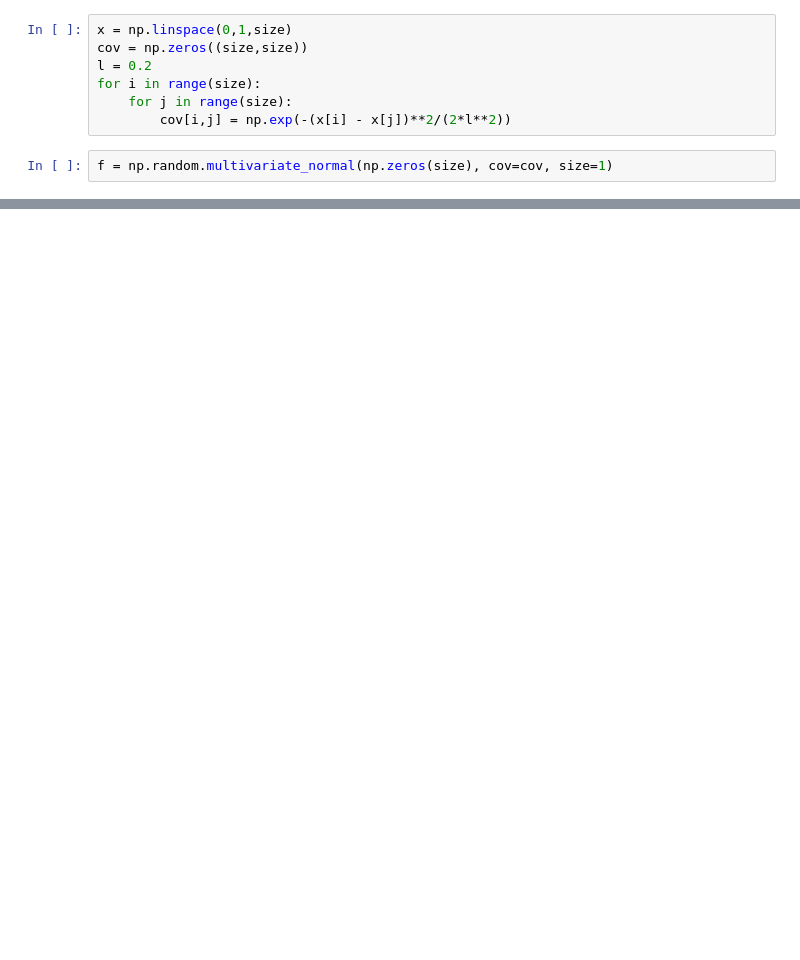
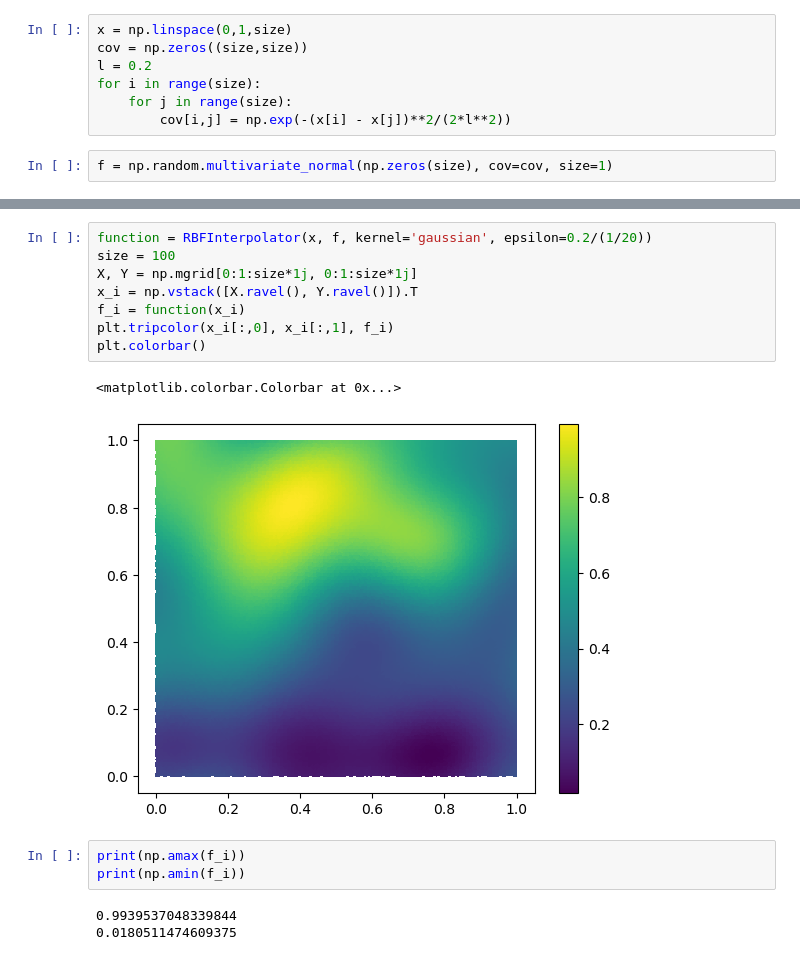
Before and after one commit to JoostHMPrins/ngo, a Jupyter notebook: developnotebooks/Gaussianrandomfield.ipynb, the cells around one changed output, grey strips where cells are left out. Drawn from its saved outputs; the diff is of its cells as text; blank space fills up the shorter version.

```diff
--- a/developnotebooks/Gaussianrandomfield.ipynb
+++ b/developnotebooks/Gaussianrandomfield.ipynb
@@ -29,0 +77,17 @@ plt.plot(f.T)
+# %%
+function = RBFInterpolator(x, f, kernel='gaussian', epsilon=0.2/(1/20))
+size = 100
+X, Y = np.mgrid[0:1:size*1j, 0:1:size*1j]
+x_i = np.vstack([X.ravel(), Y.ravel()]).T
+f_i = function(x_i)
+plt.tripcolor(x_i[:,0], x_i[:,1], f_i)
+plt.colorbar()
+# %% [output]
+<matplotlib.colorbar.Colorbar at 0x...>
+[figure, added]
+# %%
+print(np.amax(f_i))
+print(np.amin(f_i))
+# %% [output]
+0.9939537048339844
+0.0180511474609375
```
Also changed, not shown: parts of 13 cells of this notebook.
